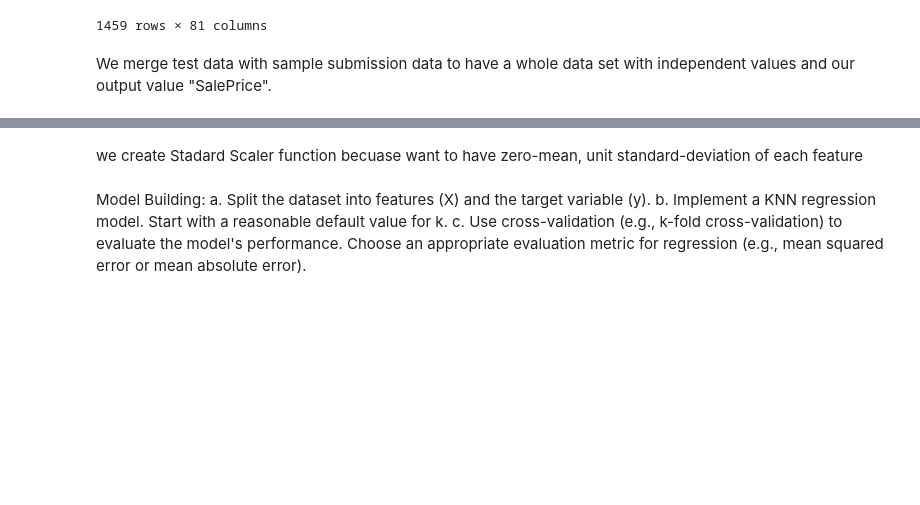
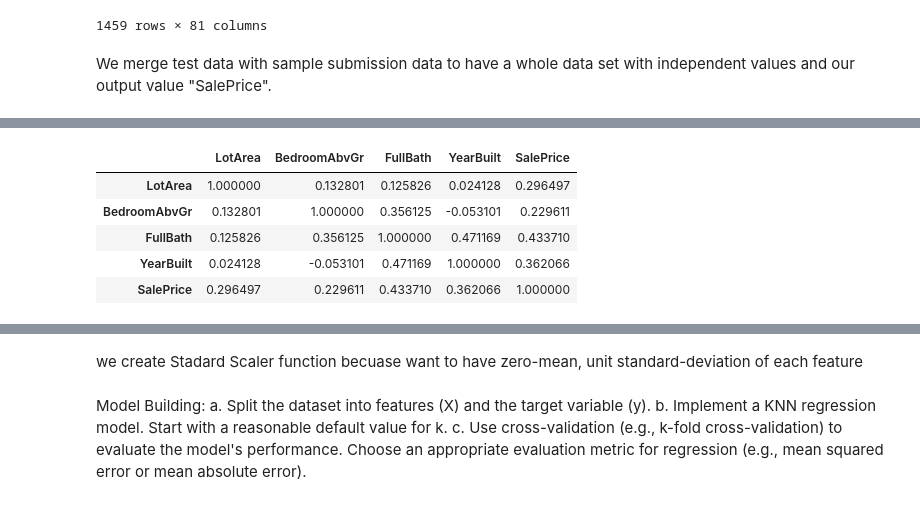
Before and after one commit to lazaryan159/TCO_Academy, a Jupyter notebook: knn_project_2.ipynb, the cells around one changed output, grey strips where cells are left out. Saved outputs shown, nothing was run; the diff lists cells and outputs as text; code cells hidden in the pictures; blank space fills up the shorter version.

```diff
--- a/knn_project_2.ipynb
+++ b/knn_project_2.ipynb
@@ -94,2 +106,11 @@ We merge test data with sample submission data to have a whole data set with ind
+# %%
+full.corr()
+# %% [output]
+|  | LotArea | BedroomAbvGr | FullBath | YearBuilt | SalePrice |
+| LotArea | 1.000000 | 0.132801 | 0.125826 | 0.024128 | 0.296497 |
+| BedroomAbvGr | 0.132801 | 1.000000 | 0.356125 | -0.053101 | 0.229611 |
+| FullBath | 0.125826 | 0.356125 | 1.000000 | 0.471169 | 0.433710 |
+| YearBuilt | 0.024128 | -0.053101 | 0.471169 | 1.000000 | 0.362066 |
+| SalePrice | 0.296497 | 0.229611 | 0.433710 | 0.362066 | 1.000000 |
 # %%
 scaler = StandardScaler()
```
Also changed, not shown: parts of 5 cells of this notebook.
